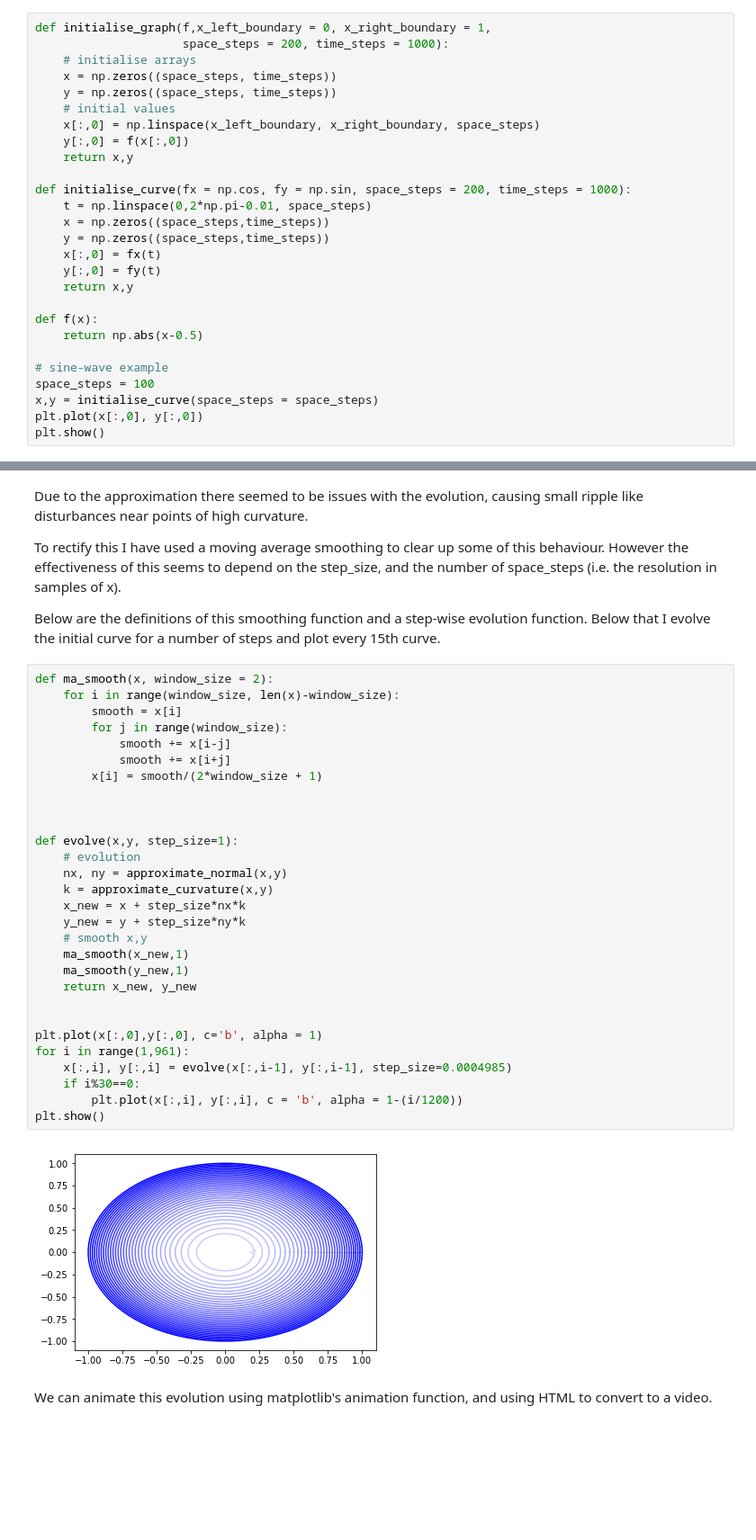
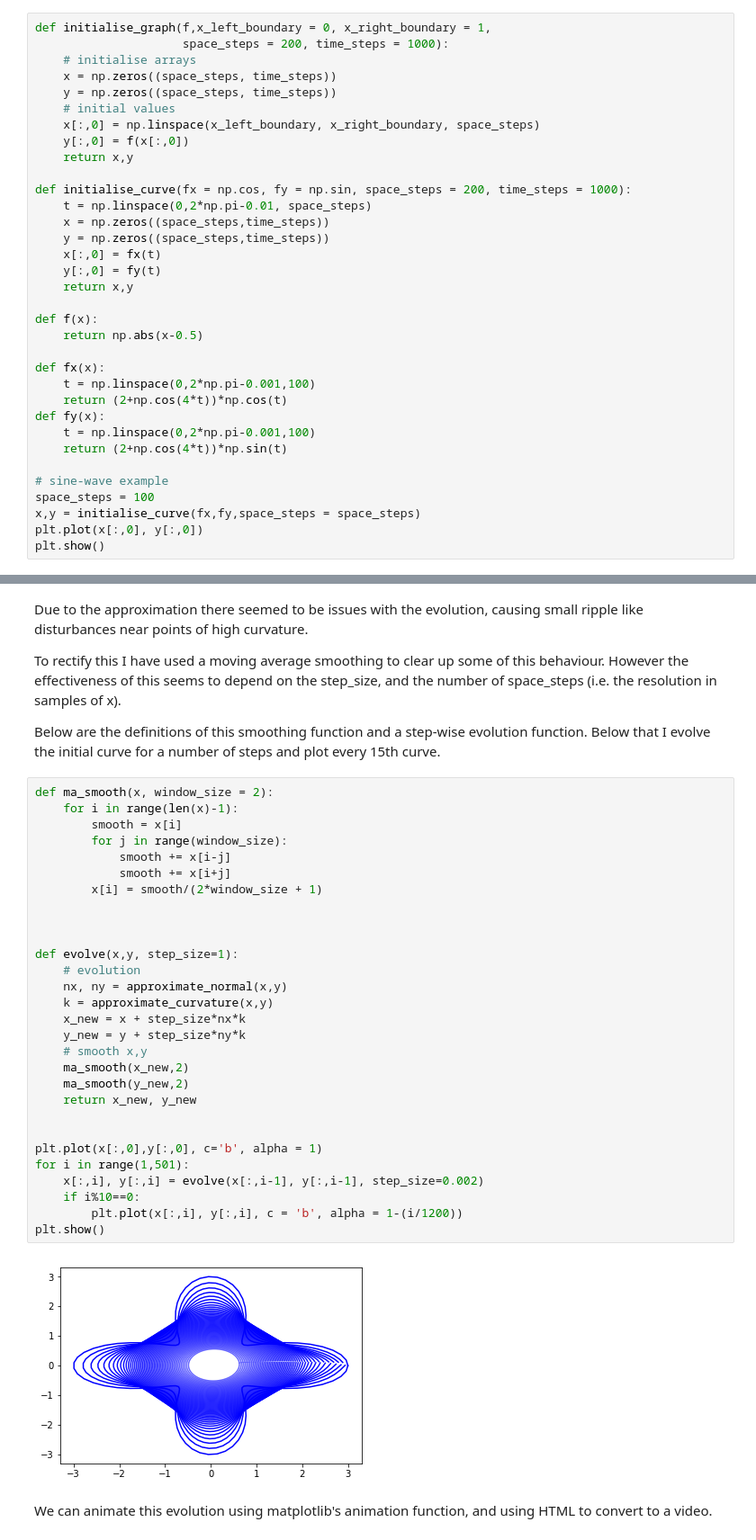
Before and after one commit to bwdGitHub/CurveShorteningFlow, a Jupyter notebook: Curve Shortening Flow.ipynb, the cells around one changed output, grey strips where cells are left out. Shown at 90% size. Cells and saved outputs as stored; diff of their text form; blank space fills up the shorter version.

Commit message:
Evolved a petal. This actually seemed to behave well. Now need to fix the important bits and formalise the code. Maybe make a maximum principle example.

```diff
--- a/Curve Shortening Flow.ipynb
+++ b/Curve Shortening Flow.ipynb
@@ -68,9 +68,16 @@ def initialise_curve(fx = np.cos, fy = np.sin, space_steps = 200, time_steps = 1
 def f(x):
     return np.abs(x-0.5)
 
+def fx(x):
+    t = np.linspace(0,2*np.pi-0.001,100)
+    return (2+np.cos(4*t))*np.cos(t)
+def fy(x):
+    t = np.linspace(0,2*np.pi-0.001,100)
+    return (2+np.cos(4*t))*np.sin(t)
+
 # sine-wave example
 space_steps = 100
-x,y = initialise_curve(space_steps = space_steps)
+x,y = initialise_curve(fx,fy,space_steps = space_steps)
 plt.plot(x[:,0], y[:,0])
 plt.show()
 # %% [output]
@@ -144,35 +151,35 @@ To rectify this I have used a moving average smoothing to clear up some of this
 Below are the definitions of this smoothing function and a step-wise evolution function. Below that I evolve the initial curve for a number of steps and plot every 15th curve.
 # %%
 def ma_smooth(x, window_size = 2):
-    for i in range(window_size, len(x)-window_size):
+    for i in range(len(x)-1):
         smooth = x[i]
         for j in range(window_size):
             smooth += x[i-j]
             smooth += x[i+j]
         x[i] = smooth/(2*window_size + 1)
 
 
 
 def evolve(x,y, step_size=1):
     # evolution
     nx, ny = approximate_normal(x,y)
     k = approximate_curvature(x,y)
     x_new = x + step_size*nx*k
     y_new = y + step_size*ny*k
     # smooth x,y
-    ma_smooth(x_new,1)
-    ma_smooth(y_new,1)
+    ma_smooth(x_new,2)
+    ma_smooth(y_new,2)
     return x_new, y_new
 
 
 plt.plot(x[:,0],y[:,0], c='b', alpha = 1)
-for i in range(1,961):
-    x[:,i], y[:,i] = evolve(x[:,i-1], y[:,i-1], step_size=0.0004985)
-    if i%30==0:
+for i in range(1,501):
+    x[:,i], y[:,i] = evolve(x[:,i-1], y[:,i-1], step_size=0.002)
+    if i%10==0:
         plt.plot(x[:,i], y[:,i], c = 'b', alpha = 1-(i/1200))
 plt.show()
 # %% [output]
-[figure, old version]
+[figure, new version]
 # %% [markdown]
 We can animate this evolution using matplotlib's animation function, and using HTML to convert to a video.
 # %%
```
Also changed, not shown: parts of 5 cells of this notebook.
